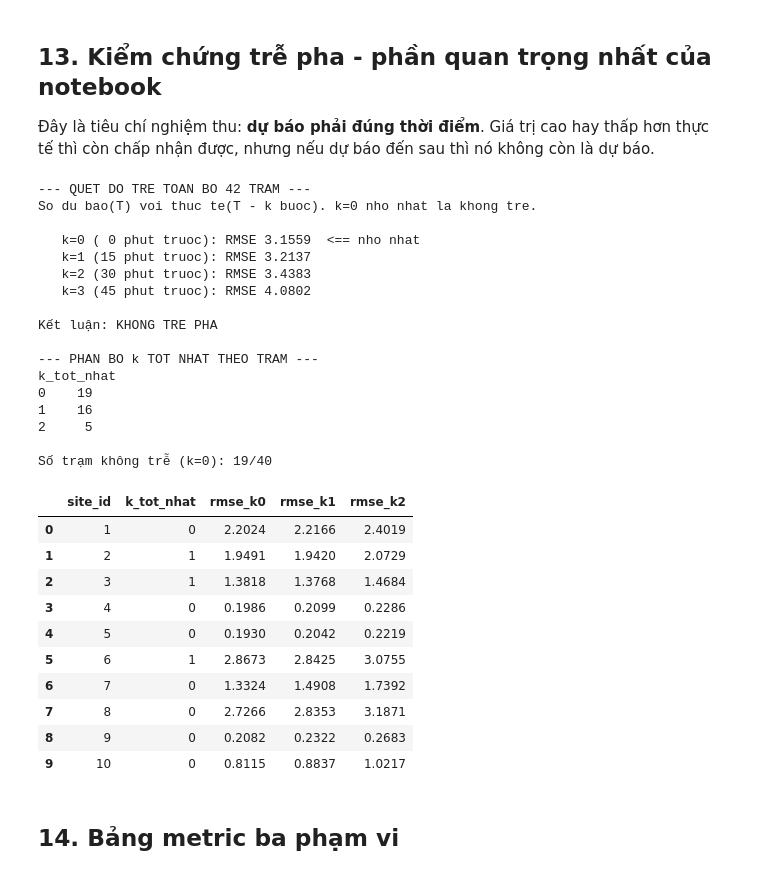
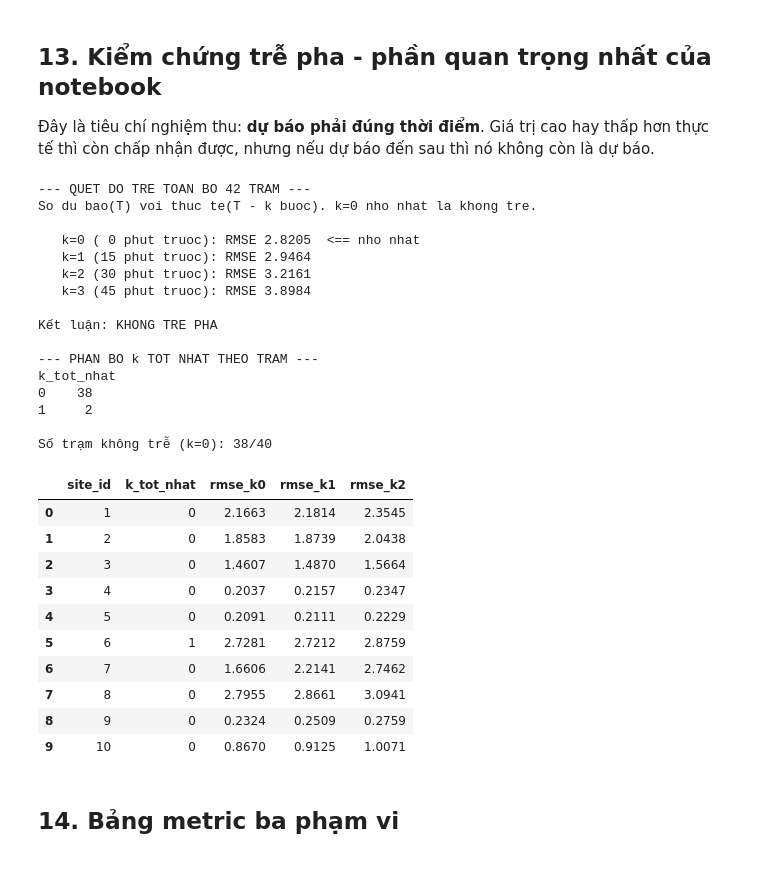
Before and after one commit to nguyenvunhut/solar-engergy, a Jupyter notebook: notebooks/forcasting_v3_energy/06_1_train_mae.ipynb, the cells around one changed output. Saved outputs shown, nothing was run; the diff lists cells and outputs as text; code cells hidden in the pictures.

```diff
--- a/notebooks/forcasting_v3_energy/06_1_train_mae.ipynb
+++ b/notebooks/forcasting_v3_energy/06_1_train_mae.ipynb
@@ -1002,7 +1061,8 @@ print("=" * 74)
 _n = min(MAU_THU_NHANH, len(X_dev))
 _idx = X_dev.sample(n=_n, random_state=SEED).index
 _p = {'objective': LGB_OBJECTIVE, 'random_state': SEED, 'verbosity': -1, 'n_jobs': N_JOBS,
-      'max_bin': MAX_BIN, 'force_col_wise': FORCE_COL_WISE, 'n_estimators': 200,
+      'max_bin': MAX_BIN, 'force_col_wise': FORCE_COL_WISE, 'deterministic': DETERMINISTIC,
+      'n_estimators': 200,
       'learning_rate': 0.08, 'num_leaves': 63, 'min_child_samples': 40}
 if LGB_OBJECTIVE == 'huber':
     _p['alpha'] = 1.0
@@ -1032,7 +1092,7 @@ _m_thu = _fit_thu(_p, X_dev.loc[_idx], y_dev.loc[_idx], w_dev.loc[_idx])
 print(f"Train thu {_n:,} dong x {len(FEATURES)} dac trung trong {time.time() - _t0_thu:.1f} giay")
 
 # Du bao tren tap test, nhan nguoc mau chuan hoa va chan tran giong luc cham diem that
-_te = test_h[(test_h['site_scale'] > 0) & (test_h['sin_elevation'] > EPS_ELEV)].copy()
+_te = val_h[(val_h['site_scale'] > 0) & (val_h['sin_elevation'] > EPS_ELEV)].copy()
 _k = np.clip(_m_thu.predict(_te[FEATURES].fillna(MEDIANS).astype(DTYPE)), 0, 1.5)
 _yp = np.minimum(_k * mau_chuan_hoa(_te), _te['tran_cong_suat'].to_numpy() * 1.02)
 _te['y_pred'] = np.where(_te['sin_elevation'].to_numpy() <= EPS_ELEV, 0.0, _yp)
@@ -1114,27 +1174,6 @@ có — hai bài toán khác nhau, tham số chọn ra không còn đúng.
 
 Đặt `N_TRIALS = 0` ở cell tham số nếu muốn bỏ qua bước này.
 # %%
-FOLDS_DIR = f'{SELECTED_DIR}/time_series_folds'
-
-
-def doc_fold(n, vai_tro):
-    """Doc mot fold, dung muc tieu va weight giong tap development."""
-    duong_dan = f'{FOLDS_DIR}/fold_{n}_{vai_tro}_selected.parquet'
-    if not os.path.exists(duong_dan):
-        return None
-    co_san = set(pq.ParquetFile(duong_dan).schema_arrow.names)
-    cot = [c for c in dict.fromkeys(FEATURES + COT_PHU + COT_BAT_BUOC) if c in co_san]
-    d = pd.read_parquet(duong_dan, columns=cot).sort_values([SITE_COL, TIMESTAMP_COL]).reset_index(drop=True)
-    if EXCLUDE_SITES and SITE_COL in d.columns:
-        d = d[~d[SITE_COL].isin(EXCLUDE_SITES)]
-    d = them_muc_tieu(d, HORIZON_STEPS)
-    d = d[(d['site_scale'] > 0) & (d['sin_elevation'] > EPS_ELEV)].copy()
-    d['k_target'] = np.clip(d['y_true'].to_numpy() / mau_chuan_hoa(d), 0, 1.5)
-    d['w'] = build_sample_weight(d)
-    d = d[d['w'].gt(0)]
-    return d
-
-
 CAC_FOLD = []
 if N_TRIALS > 0:
     _n = 1
@@ -1176,7 +1215,8 @@ _t0 = time.time()
 
 def tham_so_co_ban(trial=None):
     p = {'objective': LGB_OBJECTIVE, 'random_state': SEED, 'verbosity': -1,
-         'n_jobs': N_JOBS, 'max_bin': MAX_BIN, 'force_col_wise': FORCE_COL_WISE}
+         'n_jobs': N_JOBS, 'max_bin': MAX_BIN, 'force_col_wise': FORCE_COL_WISE,
+         'deterministic': DETERMINISTIC}
     if trial is None:
         p.update({'n_estimators': 800, 'learning_rate': 0.05, 'num_leaves': 160,
                   'min_child_samples': 30, 'subsample': 0.9, 'colsample_bytree': 0.9})
@@ -1300,11 +1340,11 @@ model = fit_an_toan(BEST_PARAMS, X_dev, y_dev, w_dev)
 print(f"Train xong sau {(time.time() - _t1) / 60:.1f} phút")
 
 # Du bao tren tap test, nhan nguoc mau chuan hoa roi chan tran cong suat
-_k_pred = np.clip(model.predict(test_h[FEATURES].fillna(MEDIANS).astype(np.float32)), 0, 1.5)
-test_h['y_pred'] = np.minimum(_k_pred * mau_chuan_hoa(test_h), test_h['tran_cong_suat'].to_numpy() * 1.02)
-test_h.loc[test_h['sin_elevation'] <= EPS_ELEV, 'y_pred'] = 0.0
+_k_pred = np.clip(model.predict(val_h[FEATURES].fillna(MEDIANS).astype(np.float32)), 0, 1.5)
+val_h['y_pred'] = np.minimum(_k_pred * mau_chuan_hoa(val_h), val_h['tran_cong_suat'].to_numpy() * 1.02)
+val_h.loc[val_h['sin_elevation'] <= EPS_ELEV, 'y_pred'] = 0.0
 
-print(f"Đã dự báo {len(test_h):,} dòng")
+print(f"Đã dự báo {len(val_h):,} dòng")
 _imp = pd.Series(model.feature_importances_, index=FEATURES).sort_values(ascending=False)
 print("\n--- 12 DAC TRUNG QUAN TRONG NHAT ---")
 display(_imp.head(12).to_frame('importance'))
@@ -1332,7 +1372,7 @@ Train xong sau 1.0 phút
 Đây là tiêu chí nghiệm thu: **dự báo phải đúng thời điểm**. Giá trị cao hay thấp hơn thực tế thì còn
 chấp nhận được, nhưng nếu dự báo đến sau thì nó không còn là dự báo.
 # %%
-_quet = quet_do_tre(test_h)
+_quet = quet_do_tre(val_h)
 _k_tot = min(_quet, key=_quet.get)
 print("--- QUET DO TRE TOAN BO 42 TRAM ---")
 print("So du bao(T) voi thuc te(T - k buoc). k=0 nho nhat la khong tre.\n")
@@ -1340,52 +1380,51 @@ for k, v in _quet.items():
     danh_dau = '  <== nho nhat' if k == _k_tot else ''
     print(f"   k={k} ({k * 15:>2} phut truoc): RMSE {v:.4f}{danh_dau}")
 print(f"\nKết luận: {'KHONG TRE PHA' if _k_tot == 0 else f'TRE {_k_tot} BUOC = {_k_tot * 15} PHUT'}")
 
 # quet rieng tung tram
 _rows = []
-for _s, _z in test_h[test_h['is_daylight'].fillna(False).astype(bool)].groupby(SITE_COL):
+for _s, _z in val_h[val_h['is_daylight'].fillna(False).astype(bool)].groupby(SITE_COL):
     _z = _z.sort_values(TIMESTAMP_COL)
     _r = {}
     for k in range(0, 3):
         _yt = _z['y_true'].shift(k)
         _m = _yt.notna()
         _r[k] = float(np.sqrt(np.mean((_z['y_pred'][_m] - _yt[_m]) ** 2)))
     _rows.append({'site_id': _s, 'k_tot_nhat': min(_r, key=_r.get),
                   'rmse_k0': round(_r[0], 4), 'rmse_k1': round(_r[1], 4), 'rmse_k2': round(_r[2], 4)})
 df_tre = pd.DataFrame(_rows)
 print("\n--- PHAN BO k TOT NHAT THEO TRAM ---")
 print(df_tre['k_tot_nhat'].value_counts().sort_index().to_string())
 print(f"\nSố trạm không trễ (k=0): {(df_tre['k_tot_nhat'] == 0).sum()}/{len(df_tre)}")
 display(df_tre.head(10))
 # %% [output]
 --- QUET DO TRE TOAN BO 42 TRAM ---
 So du bao(T) voi thuc te(T - k buoc). k=0 nho nhat la khong tre.
 
-   k=0 ( 0 phut truoc): RMSE 3.1559  <== nho nhat
-   k=1 (15 phut truoc): RMSE 3.2137
-   k=2 (30 phut truoc): RMSE 3.4383
-   k=3 (45 phut truoc): RMSE 4.0802
+   k=0 ( 0 phut truoc): RMSE 2.8205  <== nho nhat
+   k=1 (15 phut truoc): RMSE 2.9464
+   k=2 (30 phut truoc): RMSE 3.2161
+   k=3 (45 phut truoc): RMSE 3.8984
 
 Kết luận: KHONG TRE PHA
 
 --- PHAN BO k TOT NHAT THEO TRAM ---
 k_tot_nhat
-0    19
-1    16
-2     5
+0    38
+1     2
 
-Số trạm không trễ (k=0): 19/40
+Số trạm không trễ (k=0): 38/40
 |  | site_id | k_tot_nhat | rmse_k0 | rmse_k1 | rmse_k2 |
-| 0 | 1 | 0 | 2.2024 | 2.2166 | 2.4019 |
-| 1 | 2 | 1 | 1.9491 | 1.9420 | 2.0729 |
-| 2 | 3 | 1 | 1.3818 | 1.3768 | 1.4684 |
-| 3 | 4 | 0 | 0.1986 | 0.2099 | 0.2286 |
-| 4 | 5 | 0 | 0.1930 | 0.2042 | 0.2219 |
-| 5 | 6 | 1 | 2.8673 | 2.8425 | 3.0755 |
-| 6 | 7 | 0 | 1.3324 | 1.4908 | 1.7392 |
-| 7 | 8 | 0 | 2.7266 | 2.8353 | 3.1871 |
-| 8 | 9 | 0 | 0.2082 | 0.2322 | 0.2683 |
-| 9 | 10 | 0 | 0.8115 | 0.8837 | 1.0217 |
+| 0 | 1 | 0 | 2.1663 | 2.1814 | 2.3545 |
+| 1 | 2 | 0 | 1.8583 | 1.8739 | 2.0438 |
+| 2 | 3 | 0 | 1.4607 | 1.4870 | 1.5664 |
+| 3 | 4 | 0 | 0.2037 | 0.2157 | 0.2347 |
+| 4 | 5 | 0 | 0.2091 | 0.2111 | 0.2229 |
+| 5 | 6 | 1 | 2.7281 | 2.7212 | 2.8759 |
+| 6 | 7 | 0 | 1.6606 | 2.2141 | 2.7462 |
+| 7 | 8 | 0 | 2.7955 | 2.8661 | 3.0941 |
+| 8 | 9 | 0 | 0.2324 | 0.2509 | 0.2759 |
+| 9 | 10 | 0 | 0.8670 | 0.9125 | 1.0071 |
 # %% [markdown]
 ## 14. Bảng metric ba phạm vi
 # %%
```
Also changed, not shown: parts of 19 cells of this notebook, 13 other files.
